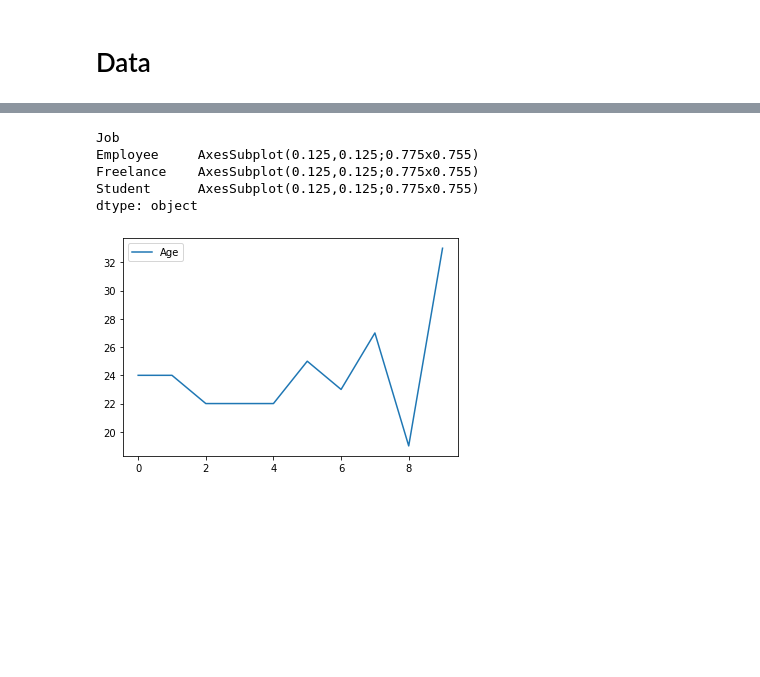
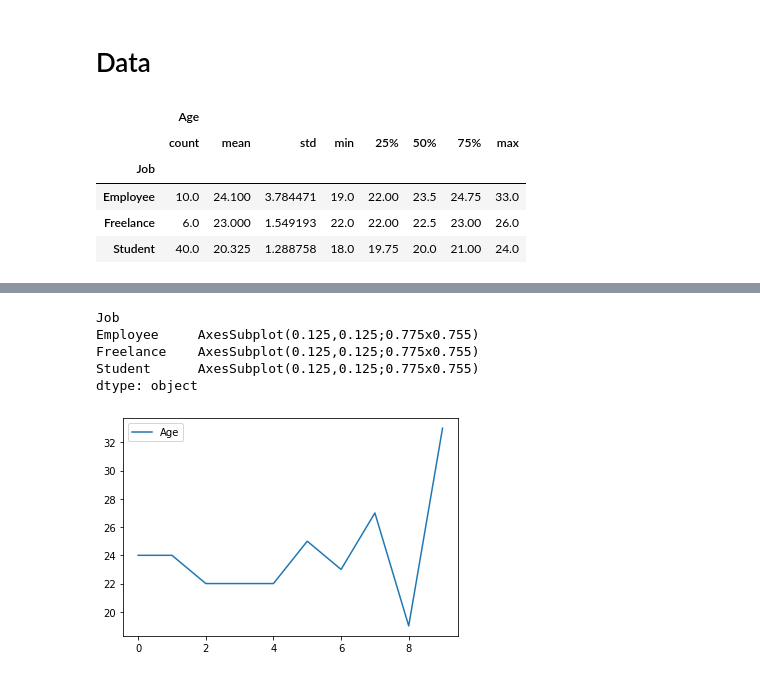
Before and after one commit to idzharulhuda13/BI---KNN, a Jupyter notebook: BI - KNN.ipynb, the cells around one changed output, grey strips where cells are left out. Cells and saved outputs as stored; diff of their text form; code cells hidden in the pictures; blank space fills up the shorter version.

```diff
--- a/BI - KNN.ipynb
+++ b/BI - KNN.ipynb
@@ -8,3 +8,12 @@ import pandas as pd
 names = ['Age', 'Gender', 'Job', 'Market']
 
 dataset = pd.read_csv('data/WKW_marketingcampaign_event1.csv', names=names)
+# %%
+dataset.groupby('Job').describe()
+# %% [output]
+|  | Age |  |  |  |  |  |  |  |
+|  | count | mean | std | min | 25% | 50% | 75% | max |
+| Job |  |  |  |  |  |  |  |  |
+| Employee | 10.0 | 24.100 | 3.784471 | 19.0 | 22.00 | 23.5 | 24.75 | 33.0 |
+| Freelance | 6.0 | 23.000 | 1.549193 | 22.0 | 22.00 | 22.5 | 23.00 | 26.0 |
+| Student | 40.0 | 20.325 | 1.288758 | 18.0 | 19.75 | 20.0 | 21.00 | 24.0 |
```
Also changed, not shown: parts of 2 cells of this notebook.
